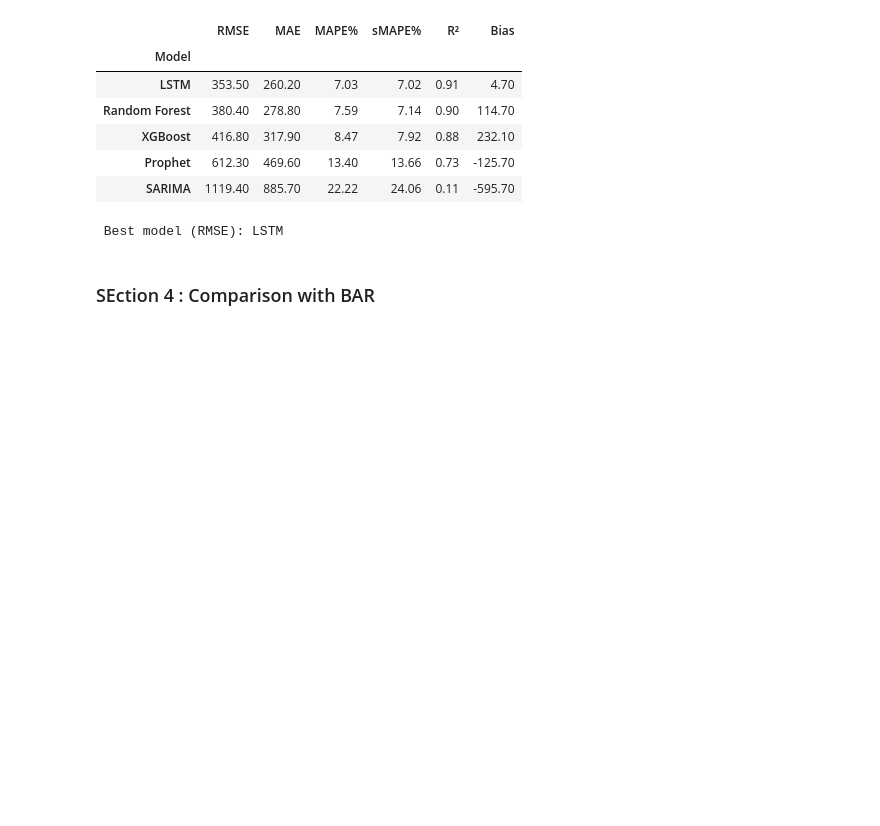
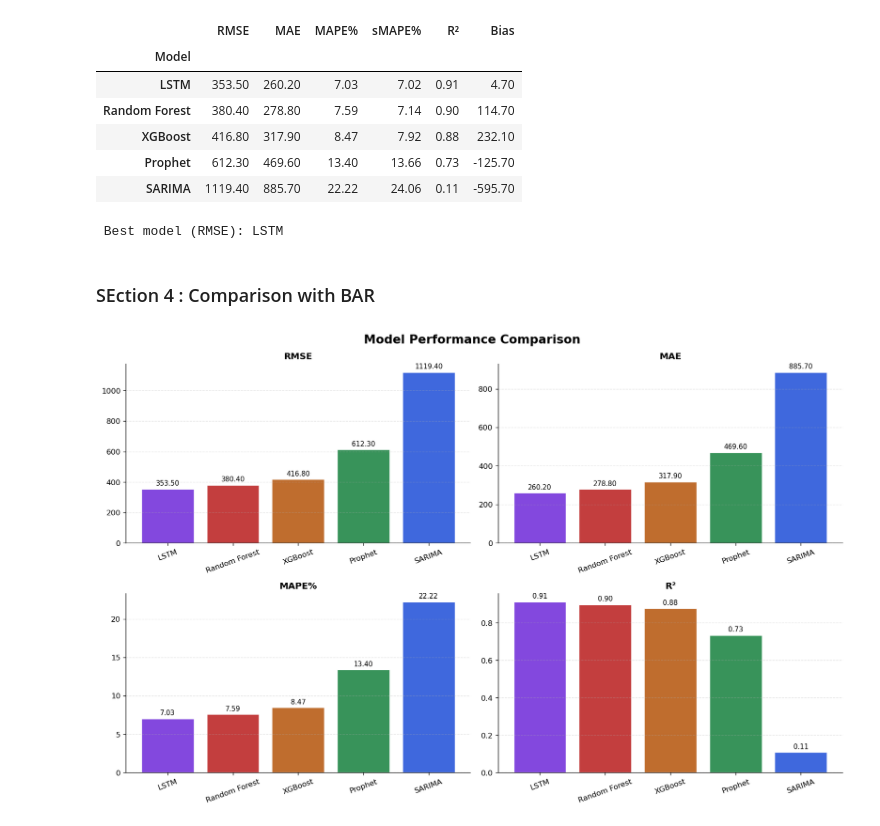
Before and after one commit to afeefanver/Website-Traffic-Forecasting, a Jupyter notebook: Model Evaluation (Website).ipynb, the cells around one changed output. Cells and saved outputs as stored; diff of their text form; code cells hidden in the pictures; blank space fills up the shorter version.

```diff
--- a/Model Evaluation (Website).ipynb
+++ b/Model Evaluation (Website).ipynb
@@ -93,3 +93,22 @@ print(f'\n Best model (RMSE): {best}')
  Best model (RMSE): LSTM
 # %% [markdown]
 ### SEction 4 : Comparison with BAR
+# %%
+metrics_to_plot = ['RMSE', 'MAE', 'MAPE%', 'R²']
+fig, axes = plt.subplots(2, 2, figsize=(14, 9))
+fig.suptitle('Model Performance Comparison', fontsize=16, fontweight='bold')
+
+for ax, metric in zip(axes.flat, metrics_to_plot):
+    vals   = results_df[metric]
+    colors = [PALETTE[LABELS.index(m)] for m in vals.index]
+    bars   = ax.bar(vals.index, vals.values, color=colors, alpha=0.85, edgecolor='white', linewidth=0.8)
+    ax.bar_label(bars, fmt='%.2f', padding=3, fontsize=9)
+    ax.set_title(metric, fontsize=12, fontweight='bold')
+    ax.tick_params(axis='x', rotation=20)
+    ax.grid(axis='y', linestyle='--', alpha=0.35)
+
+plt.tight_layout()
+plt.savefig('plots/12_metric_comparison.png', bbox_inches='tight')
+plt.show()
+# %% [output]
+[figure, added]
```
Also changed, not shown: parts of 2 cells of this notebook.
